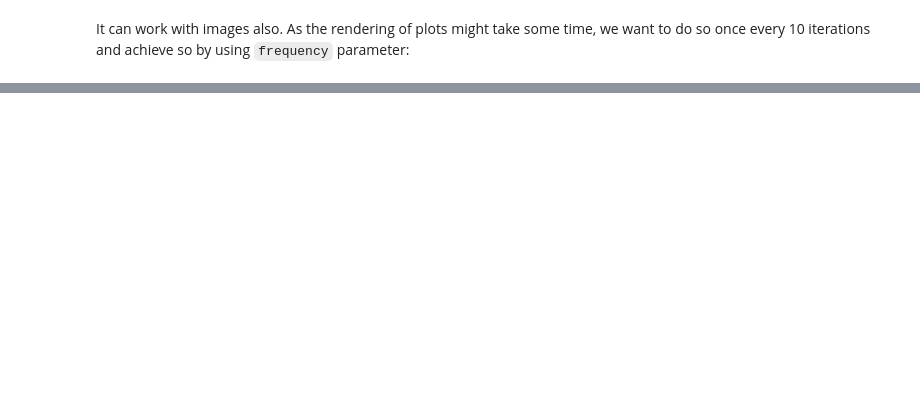
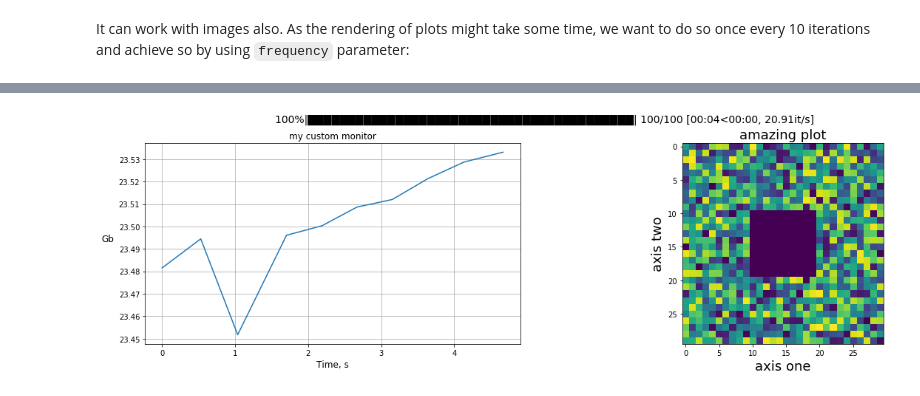
Before and after one commit to analysiscenter/batchflow, a Jupyter notebook: examples/tutorials/09_tracking.ipynb, the cells around one changed output, grey strips where cells are left out. Saved outputs shown, nothing was run; the diff lists cells and outputs as text; code cells hidden in the pictures; blank space fills up the shorter version.

```diff
--- a/examples/tutorials/09_tracking.ipynb
+++ b/examples/tutorials/09_tracking.ipynb
@@ -159,0 +172,22 @@ _ = pipeline.run(1, n_iters=100, notifier=Notifier('n', graphs=['memory', 'loss_
+# %%
+def custom_plotter(ax=None, container=None, **kwargs):
+    container['data'][10:20, 10:20] = 0
+
+    ax.imshow(container['data'])
+    ax.set_title(container['name'], fontsize=18)
+
+    ax.set_xlabel('axis one', fontsize=18)
+    ax.set_ylabel('axis two', fontsize=18)
+# %%
+pipeline.reset('all')
+_ = pipeline.run(1, n_iters=100,
+                 notifier=Notifier('n',
+                                   graphs=[{'source': 'memory',
+                                            'name': 'my custom monitor'},
+                                           {'source': 'image',
+                                            'name': 'amazing plot',
+                                            'plot_function': custom_plotter}],
+                                   frequency=10)
+                 )
+# %% [output]
+[figure, added]
```
Also changed, not shown: parts of 12 cells of this notebook, 1 other file.
